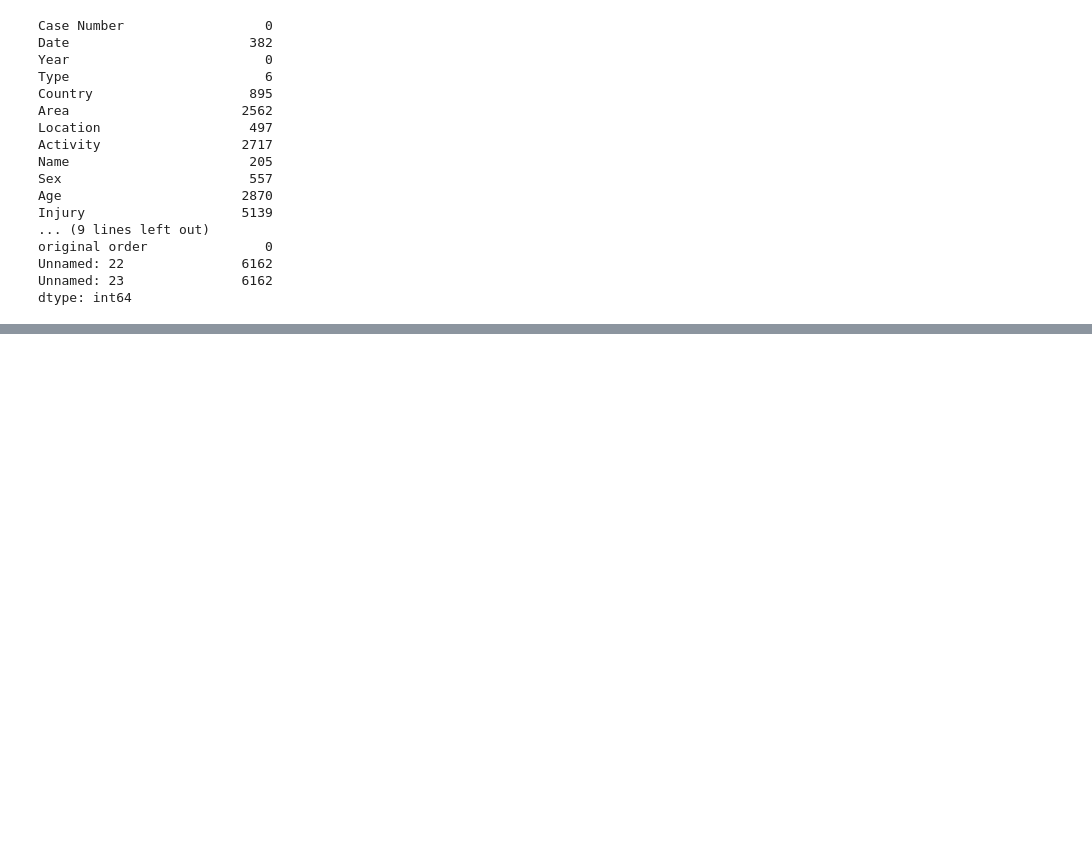
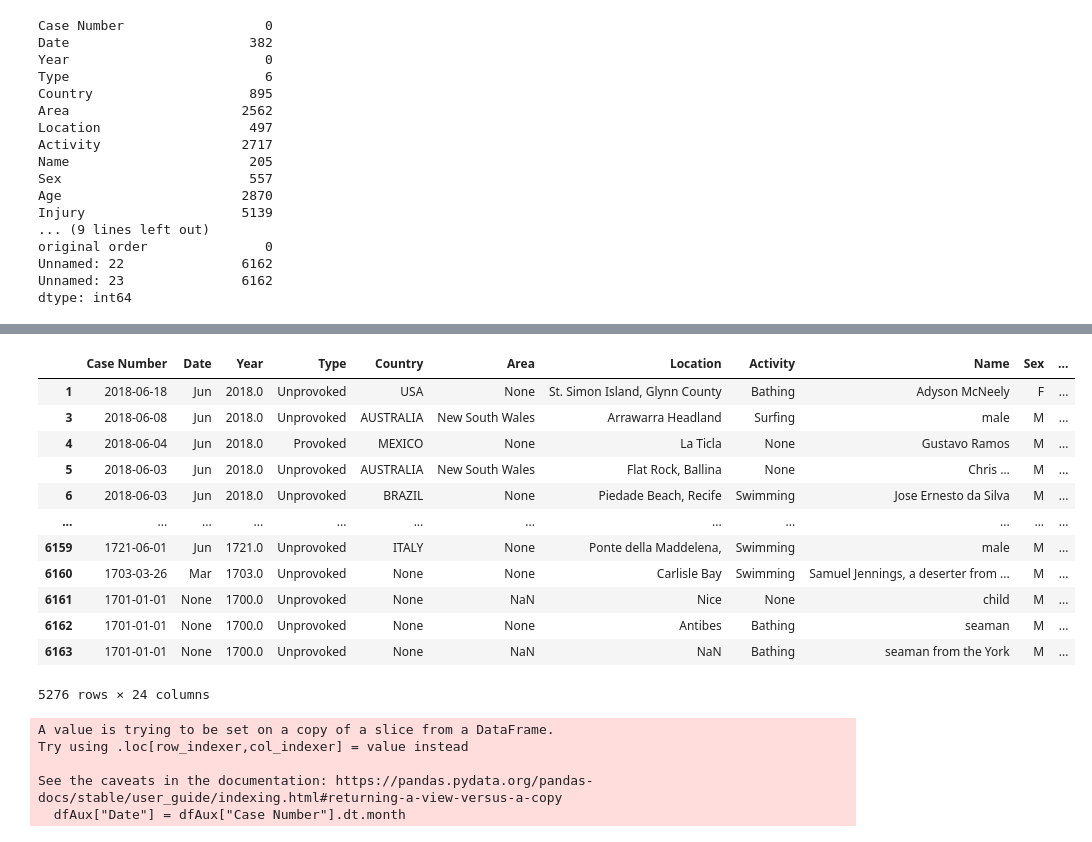
Before and after one commit to Carlosbasco93/Data-Cleaning-Pandas-Project, a Jupyter notebook: Notebook.ipynb, the cells around one changed output, grey strips where cells are left out. Drawn from its saved outputs; the diff is of its cells as text; code cells hidden in the pictures; blank space fills up the shorter version.

Commit message:
Subimos notebook de limpieza de data completo, ficheros clean y analysis

```diff
--- a/Notebook.ipynb
+++ b/Notebook.ipynb
@@ -963,9 +970,3 @@ dtype: int64
 # %%
 subSet = df[["Date","Case Number"]].T #Queremos rellenar los None en Date en función del mes de Case Number
 subSet
-
-for element in subSet:
-    if element == None:
-        element = element[1].month
-
-df["Date"] = subSet[0]["Date"]
@@ -1043,0 +1060,25 @@ subSet[subSet["Area"].isnull()]
+# %%
+df.Country.unique() #NaN los pasaremos a None
+df.Country = df.Country.replace(np.nan,None)
+# %%
+badIndexs = df[df.Type == 'Boat'].index #No queremos los acontecimientos tipo Boat o invalidos
+badIndexsInv = df[df.Type == 'Invalid'].index
+
+df = df.drop(badIndexs)
+df = df.drop(badIndexsInv)
+# %%
+df
+# %% [output]
+|  | Case Number | Date | Year | Type | Country | Area | Location | Activity | Name | Sex | ... |
+| 1 | 2018-06-18 | Jun | 2018.0 | Unprovoked | USA | None | St. Simon Island, Glynn County | Bathing | Adyson McNeely | F | ... |
+| 3 | 2018-06-08 | Jun | 2018.0 | Unprovoked | AUSTRALIA | New South Wales | Arrawarra Headland | Surfing | male | M | ... |
+| 4 | 2018-06-04 | Jun | 2018.0 | Provoked | MEXICO | None | La Ticla | None | Gustavo Ramos | M | ... |
+| 5 | 2018-06-03 | Jun | 2018.0 | Unprovoked | AUSTRALIA | New South Wales | Flat Rock, Ballina | None | Chris … | M | ... |
+| 6 | 2018-06-03 | Jun | 2018.0 | Unprovoked | BRAZIL | None | Piedade Beach, Recife | Swimming | Jose Ernesto da Silva | M | ... |
+| ... | ... | ... | ... | ... | ... | ... | ... | ... | ... | ... | ... |
+| 6159 | 1721-06-01 | Jun | 1721.0 | Unprovoked | ITALY | None | Ponte della Maddelena, | Swimming | male | M | ... |
+| 6160 | 1703-03-26 | Mar | 1703.0 | Unprovoked | None | None | Carlisle Bay | Swimming | Samuel Jennings, a deserter from ... | M | ... |
+| 6161 | 1701-01-01 | None | 1700.0 | Unprovoked | None | NaN | Nice | None | child | M | ... |
+| 6162 | 1701-01-01 | None | 1700.0 | Unprovoked | None | None | Antibes | Bathing | seaman | M | ... |
+| 6163 | 1701-01-01 | None | 1700.0 | Unprovoked | None | NaN | NaN | Bathing | seaman from the York | M | ... |
+5276 rows × 24 columns
@@ -1045,0 +1111,24 @@ subSet[subSet["Area"].isnull()]
+# %%
+dfAux = df[df.Date.isnull()] #Rellenamos Date con el mes de Case number
+indsToFill = df[df.Date.isnull()].index
+
+dfAux["Date"] = dfAux["Case Number"].dt.month
+
+dictTranslate = {1:"Jan",
+6:"Jun",
+7:"Jul",
+8:"Aug",
+3:"Mar",
+9:"Sep",
+2:"Feb"}
+
+dfAux = dfAux.replace({"Date":dictTranslate})
+
+for ind in indsToFill:
+    df.at[ind,"Date"]= dfAux.loc[ind,"Date"]
+# %% [output]
+A value is trying to be set on a copy of a slice from a DataFrame.
+Try using .loc[row_indexer,col_indexer] = value instead
+
+See the caveats in the documentation: https://pandas.pydata.org/pandas-docs/stable/user_guide/indexing.html#returning-a-view-versus-a-copy
+  dfAux["Date"] = dfAux["Case Number"].dt.month
```
Also changed, not shown: parts of 23 cells of this notebook, 3 other files.
